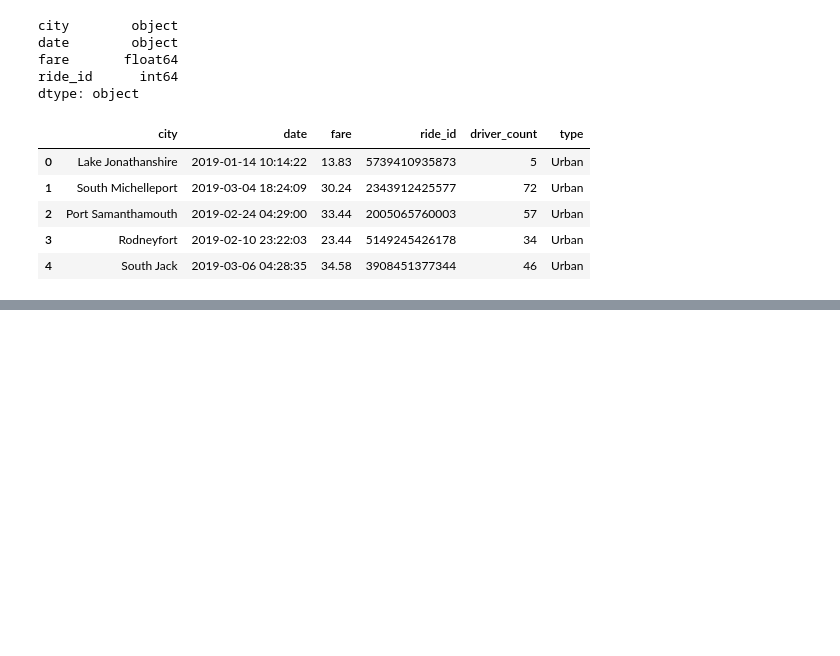
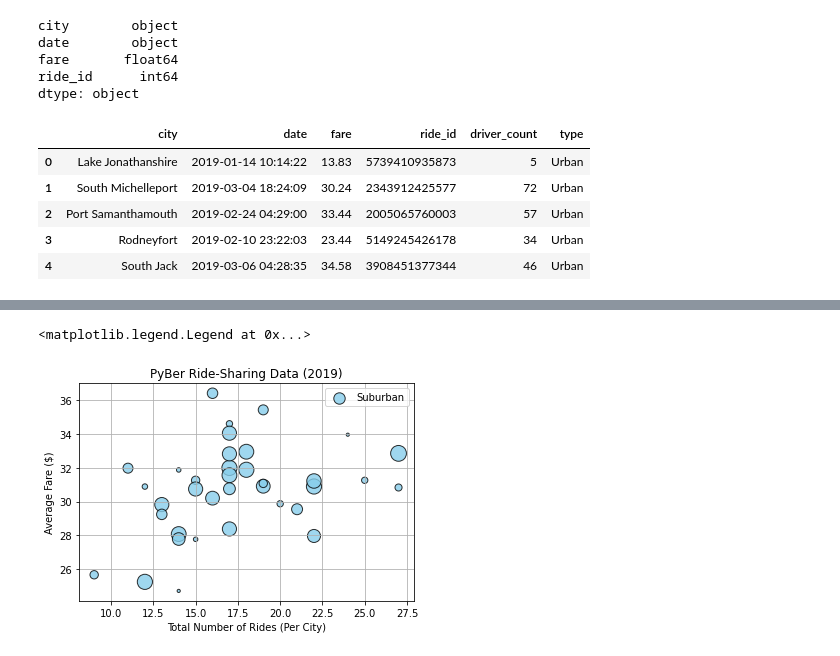
Before and after one commit to MichaelaAnastasiaAustin/PyBer_Analysis, a Jupyter notebook: PyBer.ipynb, the cells around one changed output, grey strips where cells are left out. Drawn from its saved outputs; the diff is of its cells as text; code cells hidden in the pictures; blank space fills up the shorter version.

```diff
--- a/PyBer.ipynb
+++ b/PyBer.ipynb
@@ -123,0 +135,4 @@ pyber_data_df.head()
+# %%
+# Create the Suburban city DataFrame.
+suburban_cities_df = pyber_data_df[pyber_data_df["type"] == "Suburban"]
+suburban_cities_df.head()
@@ -123,0 +176,4 @@ pyber_data_df.head()
+# %%
+# Get the number of rides for suburban cities.
+suburban_ride_count = suburban_cities_df.groupby(["city"]).count()["ride_id"]
+suburban_ride_count.head()
@@ -123,0 +212,4 @@ pyber_data_df.head()
+# %%
+# Get average fare for each city in the suburban cities.
+suburban_avg_fare = suburban_cities_df.groupby(["city"]).mean()["fare"]
+suburban_avg_fare.head()
@@ -123,0 +248,4 @@ pyber_data_df.head()
+# %%
+# Get average number of drivers in the suburban cities.
+suburban_avg_drivers = suburban_cities_df.groupby(["city"]).mean()["driver_count"]
+suburban_avg_drivers.head()
@@ -123,0 +289,17 @@ pyber_data_df.head()
+# %%
+# Build the scatter plots for suburban cities.
+plt.scatter(suburban_ride_count,
+            suburban_avg_fare,
+            s=10*suburban_avg_drivers,
+           c="skyblue",
+           edgecolor="black", linewidths=1,
+           alpha=0.8, label="Suburban")
+plt.title("PyBer Ride-Sharing Data (2019)")
+plt.ylabel("Average Fare ($)")
+plt.xlabel("Total Number of Rides (Per City)")
+plt.grid(True)
+# Add the legend.
+plt.legend()
+# %% [output]
+<matplotlib.legend.Legend at 0x...>
+[figure, added]
```
Also changed, not shown: parts of 15 cells of this notebook, 1 other file.
